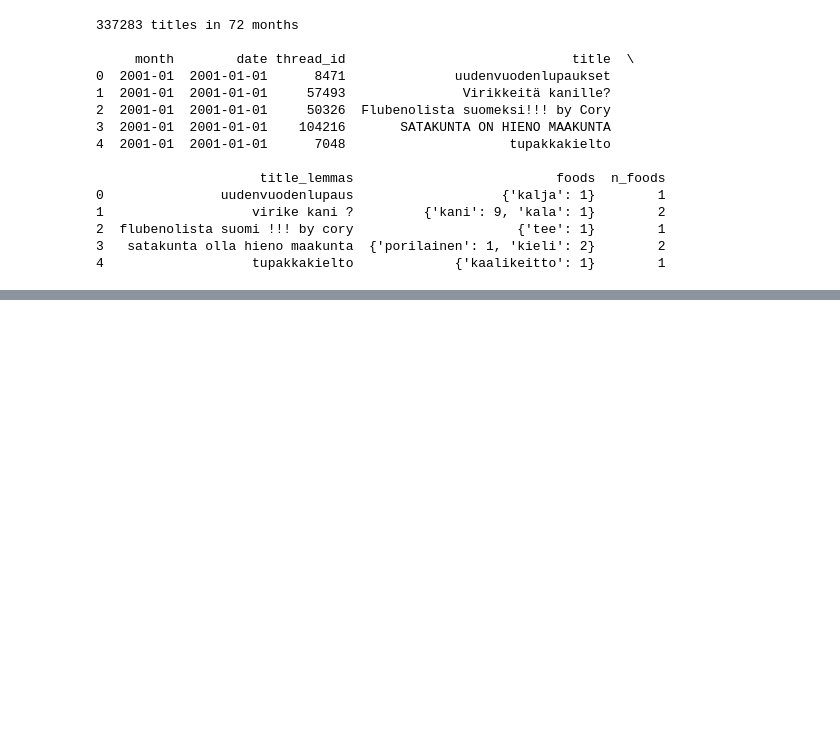
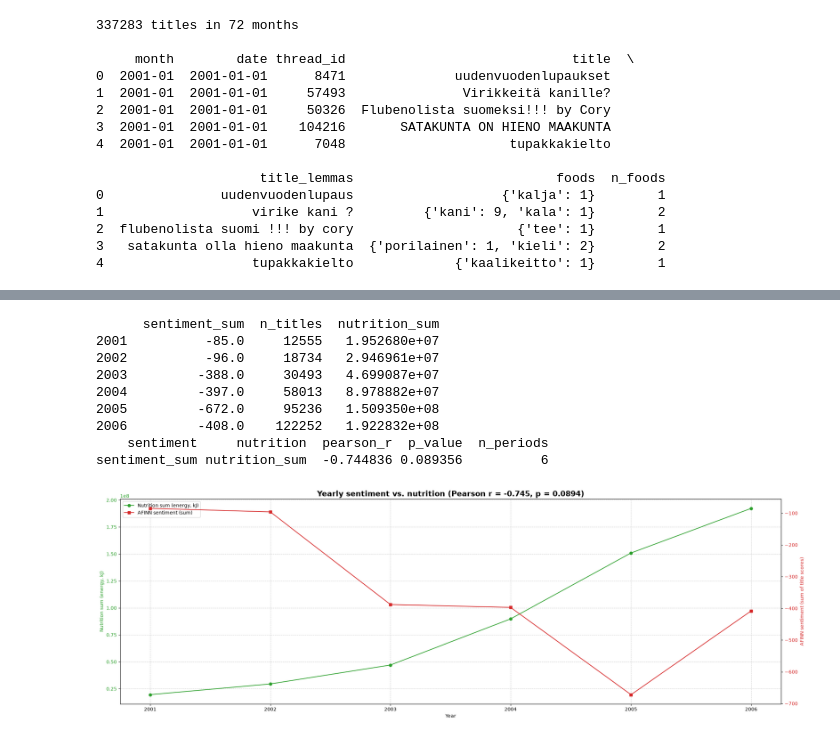
Before and after one commit to akseliahonpera/NLP_26_PROJECT_10, a Jupyter notebook: course_work.ipynb, the cells around one changed output, grey strips where cells are left out. Drawn from its saved outputs; the diff is of its cells as text; code cells hidden in the pictures; blank space fills up the shorter version.

Commit message:
Add yearly Afinn score

```diff
--- a/course_work.ipynb
+++ b/course_work.ipynb
@@ -619,0 +620,21 @@ plot_sentiment_vs_nutrition(comparison)
+# %%
+# part 3)
+yearly_sentiment = monthly_sentiment.groupby(monthly_sentiment.index.str[:4]).sum()
+yearly_nutrition = monthly_nutrition_df.groupby(monthly_nutrition_df.index.str[:4]).sum()
+
+yearly_comparison = build_comparison(yearly_nutrition, yearly_sentiment)
+print(yearly_comparison)
+print(pearson_sum(yearly_comparison).to_string(index=False))
+
+plot_sentiment_vs_nutrition(yearly_comparison, period_label="Yearly", x_label="Year")
+# %% [output]
+      sentiment_sum  n_titles  nutrition_sum
+2001          -85.0     12555   1.952680e+07
+2002          -96.0     18734   2.946961e+07
+2003         -388.0     30493   4.699087e+07
+2004         -397.0     58013   8.978882e+07
+2005         -672.0     95236   1.509350e+08
+2006         -408.0    122252   1.922832e+08
+    sentiment     nutrition  pearson_r  p_value  n_periods
+sentiment_sum nutrition_sum  -0.744836 0.089356          6
+[figure, added]
```
Also changed, not shown: parts of 4 cells of this notebook.
